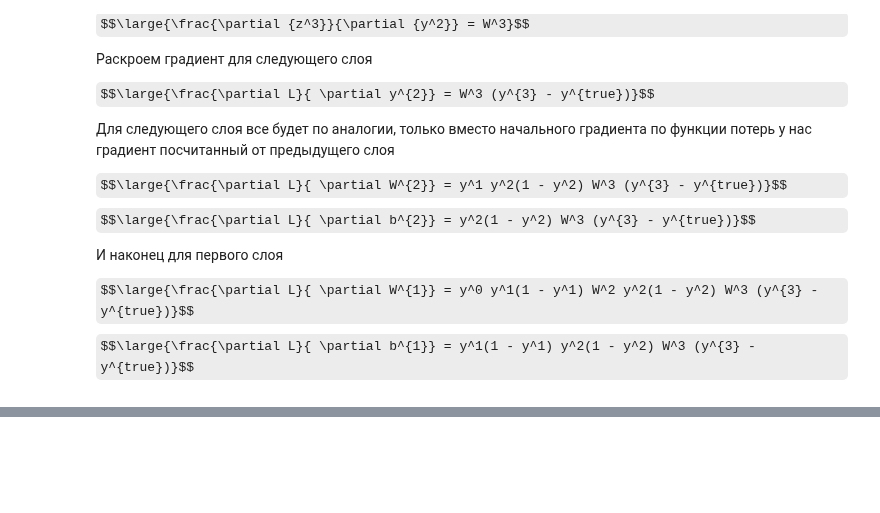
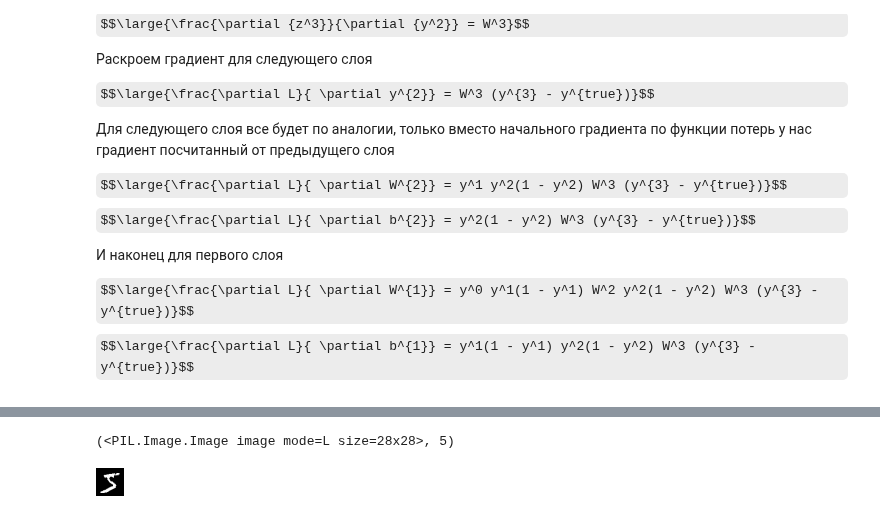
Before and after one commit to IMDxD/MLIsuct, a Jupyter notebook: fall2023_2/dense_networks.ipynb, the cells around one changed output, grey strips where cells are left out. Drawn from its saved outputs; the diff is of its cells as text; code cells hidden in the pictures; some formulas as TeX source; blank space fills up the shorter version.

Commit message:
MNIST training

```diff
--- a/fall2023_2/dense_networks.ipynb
+++ b/fall2023_2/dense_networks.ipynb
@@ -484,4 +487,5 @@ class Sigmoid:
 # %%
 from torchvision.datasets import MNIST
 # %%
-MNIST(".", download=True)
+train_data = MNIST("MNIST", download=True)
+test_data = MNIST("MNIST", train=False, download=True)
@@ -491,0 +492,8 @@ ImportError: IProgress not found. Please update jupyter and ipywidgets. See http
+# %%
+train_data[0]
+# %% [output]
+(<PIL.Image.Image image mode=L size=28x28>, 5)
+# %%
+train_data[0][0]
+# %% [output]
+[figure, added]
```
Also changed, not shown: parts of 23 cells of this notebook, 3 other files.
